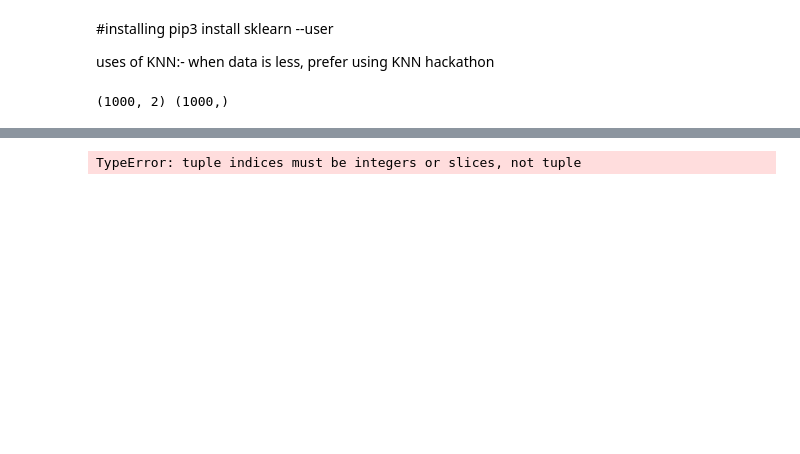
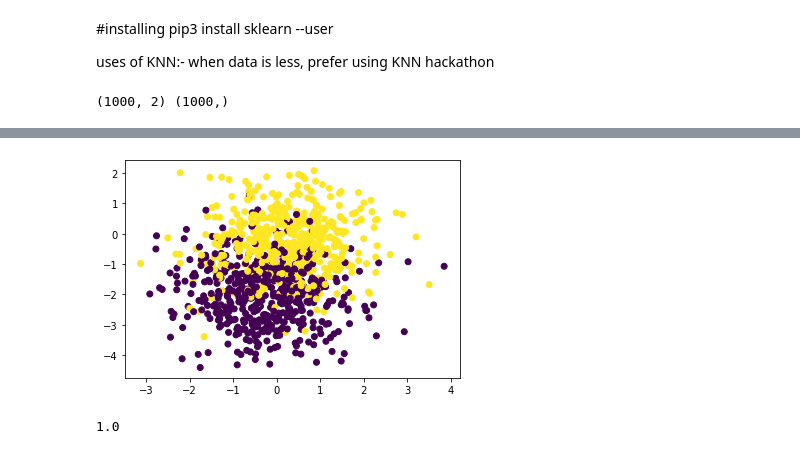
Before and after one commit to shreyakapoor08/ML-Practice, a Jupyter notebook: day 3/KNN.ipynb, the cells around one changed output, grey strips where cells are left out. Saved outputs shown, nothing was run; the diff lists cells and outputs as text; code cells hidden in the pictures; blank space fills up the shorter version.

```diff
--- a/day 3/KNN.ipynb
+++ b/day 3/KNN.ipynb
@@ -16,6 +38,8 @@ print(X.shape, y.shape)
+# %%
+q_point = np.array([0.0,-0.8]) #star mark jiske liye predict karna hai
 # %%
-plt.scatter(X[:,0], X[:,1],c=y)
-plt.scatter(q_point[0], q_point[:1],c='b')
+plt.scatter(X[:,0], X[:,1],c=y) #c=y create encoding for colors
+plt.scatter(q_point[0], q_point[1],c='pink',marker='*')
 plt.show()
 # %% [output]
-TypeError: tuple indices must be integers or slices, not tuple
+[figure, added]
@@ -21,0 +71,4 @@ TypeError: tuple indices must be integers or slices, not tuple
+# %%
+KNN(X,y,q_point)
+# %% [output]
+1.0
```
Also changed, not shown: parts of 8 cells of this notebook, 3 other files.
